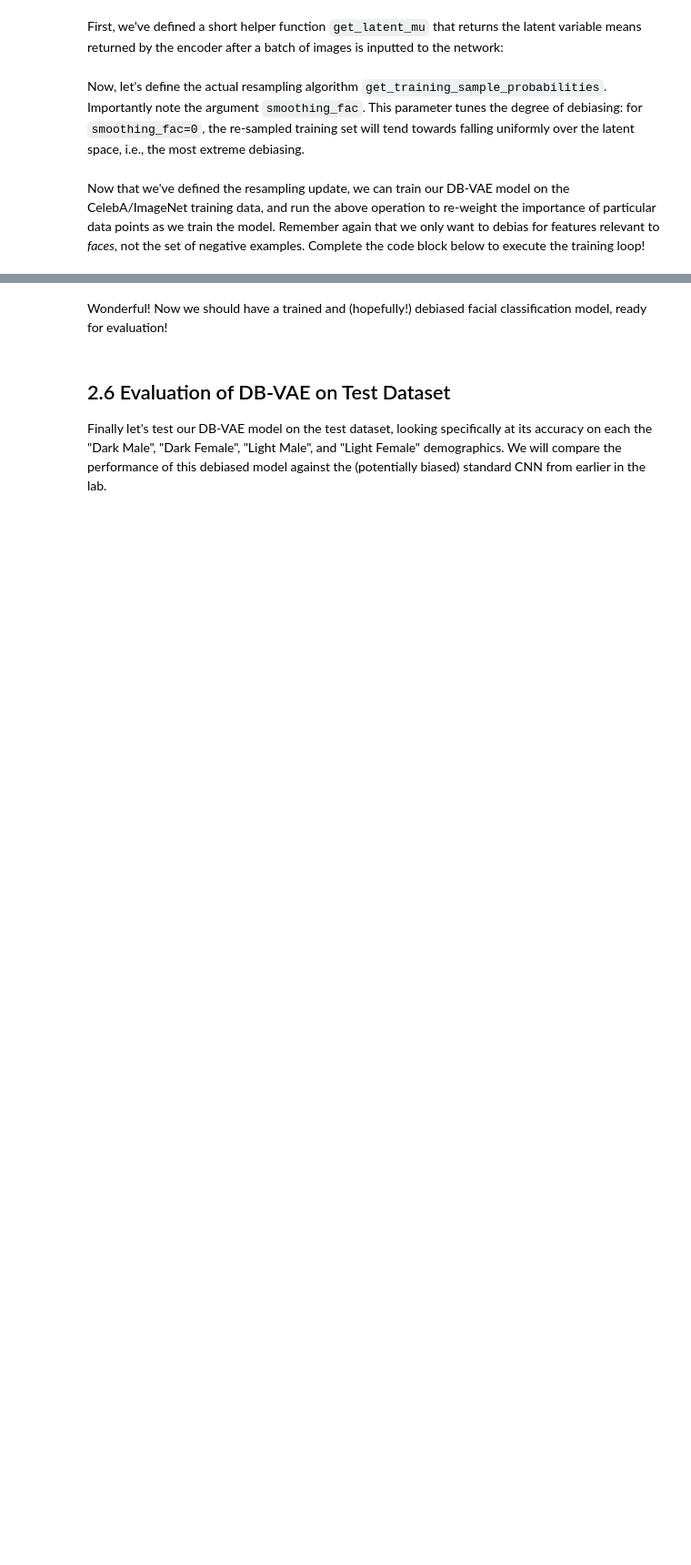
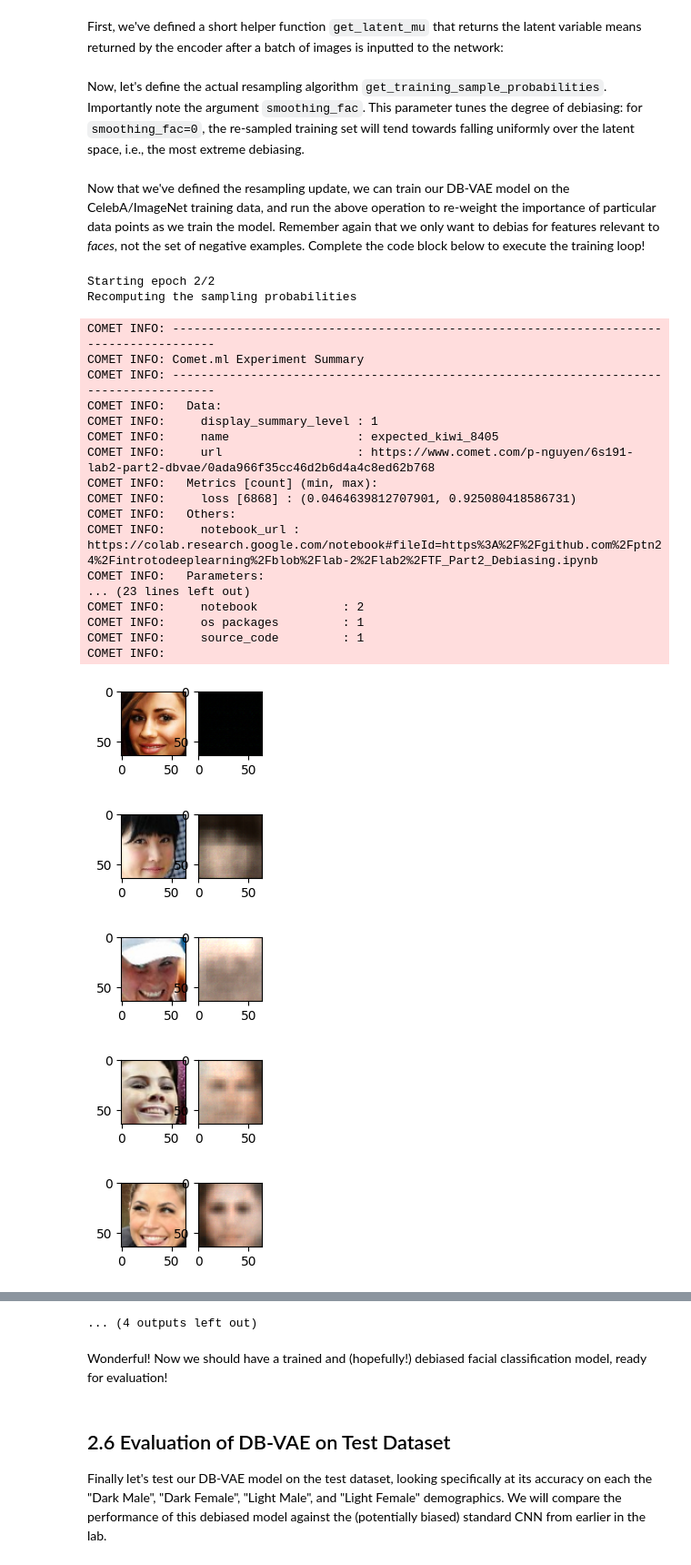
Before and after one commit to ptn24/introtodeeplearning, a Jupyter notebook: lab2/TF_Part2_Debiasing.ipynb, the cells around one changed output, grey strips where cells are left out. Shown at 91% size. Cells and saved outputs as stored; diff of their text form; code cells hidden in the pictures; blank space fills up the shorter version.

Commit message:
WIP
Created using Colab

```diff
--- a/lab2/TF_Part2_Debiasing.ipynb
+++ b/lab2/TF_Part2_Debiasing.ipynb
@@ -534,7 +534,7 @@ def debiasing_loss_function(x, x_pred, y, y_logit, mu, logsigma):
 
   # TODO: define the classification loss using sigmoid_cross_entropy
   # https://www.tensorflow.org/api_docs/python/tf/nn/sigmoid_cross_entropy_with_logits
-  classification_loss = tf.losses.sigmoid_cross_entropy_with_logits(y, y_logit)
+  classification_loss = tf.nn.sigmoid_cross_entropy_with_logits(y, y_logit)
 
   # Use the training data labels to create variable face_indicator:
   #   indicator that reflects which training data are images of faces
@@ -676,7 +676,7 @@ def get_training_sample_probabilities(images, dbvae, bins=10, smoothing_fac=0.00
     print("Recomputing the sampling probabilities")
 
     # TODO: run the input batch and get the latent variable means
-    mu = get_latent_mu('''TODO''') # TODO
+    mu = get_latent_mu(images, dbvae) # TODO
 
     # sampling probabilities for the images
     training_sample_p = np.zeros(mu.shape[0])
@@ -695,7 +695,7 @@ def get_training_sample_probabilities(images, dbvae, bins=10, smoothing_fac=0.00
         # TODO: call the digitize function to find which bins in the latent distribution
         #    every data sample falls in to
         # https://docs.scipy.org/doc/numpy-1.13.0/reference/generated/numpy.digitize.html
-        bin_idx = np.digitize('''TODO''', '''TODO''') # TODO
+        bin_idx = np.digitize(latent_distribution, bin_edges) # TODO
 
         # smooth the density function
         hist_smoothed_density = hist_density + smoothing_fac
@@ -705,11 +705,11 @@ def get_training_sample_probabilities(images, dbvae, bins=10, smoothing_fac=0.00
         p = 1.0/(hist_smoothed_density[bin_idx-1])
 
         # TODO: normalize all probabilities
-        p = # TODO
+        p = p / np.sum(p)
 
         # TODO: update sampling probabilities by considering whether the newly
         #     computed p is greater than the existing sampling probabilities.
-        training_sample_p = # TODO
+        training_sample_p = np.maximum(training_sample_p, p)
 
     # final normalization
     training_sample_p /= np.sum(training_sample_p)
@@ -725,7 +725,7 @@ params = dict(
   batch_size = 32,
   learning_rate = 5e-4,
   latent_dim = 100,
-  num_epochs = 1, #DB-VAE needs slightly more epochs to train
+  num_epochs = 2, #DB-VAE needs slightly more epochs to train
 )
 
 experiment = create_experiment("6S191_Lab2_Part2_DBVAE", params)
@@ -744,11 +744,16 @@ def debiasing_train_step(x, y):
     y_logit, z_mean, z_logsigma, x_recon = dbvae(x)
 
     '''TODO: call the DB_VAE loss function to compute the loss'''
-    loss, class_loss = debiasing_loss_function('''TODO arguments''') # TODO
+    loss, class_loss = debiasing_loss_function(x,
+                                               x_recon,
+                                               y,
+                                               y_logit,
+                                               z_mean,
+                                               z_logsigma) # TODO
 
   '''TODO: use the GradientTape.gradient method to compute the gradients.
      Hint: this is with respect to the trainable_variables of the dbvae.'''
-  grads = tape.gradient('''TODO''', '''TODO''') # TODO
+  grads = tape.gradient(loss, dbvae.trainable_variables) # TODO
 
   # apply gradients to variables
   optimizer.apply_gradients(zip(grads, dbvae.trainable_variables))
@@ -758,31 +763,56 @@ def debiasing_train_step(x, y):
 all_faces = loader.get_all_train_faces()
 
 if hasattr(tqdm, '_instances'): tqdm._instances.clear() # clear if it exists
 
 # The training loop -- outer loop iterates over the number of epochs
 step = 0
 for i in range(params["num_epochs"]):
 
   IPython.display.clear_output(wait=True)
   print("Starting epoch {}/{}".format(i+1, params["num_epochs"]))
 
   # Recompute data sampling proabilities
   '''TODO: recompute the sampling probabilities for debiasing'''
-  p_faces = get_training_sample_probabilities('''TODO''', '''TODO''') # TODO
+  p_faces = get_training_sample_probabilities(all_faces, dbvae) # TODO
 
   # get a batch of training data and compute the training step
   for j in tqdm(range(loader.get_train_size() // params["batch_size"])):
     # load a batch of data
     (x, y) = loader.get_batch(params["batch_size"], p_pos=p_faces)
 
     # loss optimization
     loss = debiasing_train_step(x, y)
     experiment.log_metric("loss", loss.numpy().mean(), step=step)
 
     # plot the progress every 200 steps
     if j % 500 == 0:
       mdl.util.plot_sample(x, y, dbvae)
 
     step += 1
 
 experiment.end()
+# %% [output]
+Starting epoch 2/2
+Recomputing the sampling probabilities
+COMET INFO: ---------------------------------------------------------------------------------------
+COMET INFO: Comet.ml Experiment Summary
+COMET INFO: ---------------------------------------------------------------------------------------
+COMET INFO:   Data:
+COMET INFO:     display_summary_level : 1
+COMET INFO:     name                  : expected_kiwi_8405
+COMET INFO:     url                   : https://www.comet.com/p-nguyen/6s191-lab2-part2-dbvae/0ada966f35cc46d2b6d4a4c8ed62b768
+COMET INFO:   Metrics [count] (min, max):
+COMET INFO:     loss [6868] : (0.0464639812707901, 0.925080418586731)
+COMET INFO:   Others:
+COMET INFO:     notebook_url : https://colab.research.google.com/notebook#fileId=https%3A%2F%2Fgithub.com%2Fptn24%2Fintrotodeeplearning%2Fblob%2Flab-2%2Flab2%2FTF_Part2_Debiasing.ipynb
+COMET INFO:   Parameters:
+... (23 lines left out)
+COMET INFO:     notebook            : 2
+COMET INFO:     os packages         : 1
+COMET INFO:     source_code         : 1
+COMET INFO:
+[figure, added]
+[figure, added]
+[figure, added]
+[figure, added]
+[figure, added]
@@ -789,3 +824,4 @@ experiment.end()
+... (4 outputs left out)
 # %% [markdown]
 Wonderful! Now we should have a trained and (hopefully!) debiased facial classification model, ready for evaluation!
 # %% [markdown]
```
Also changed, not shown: parts of 10 cells of this notebook.
